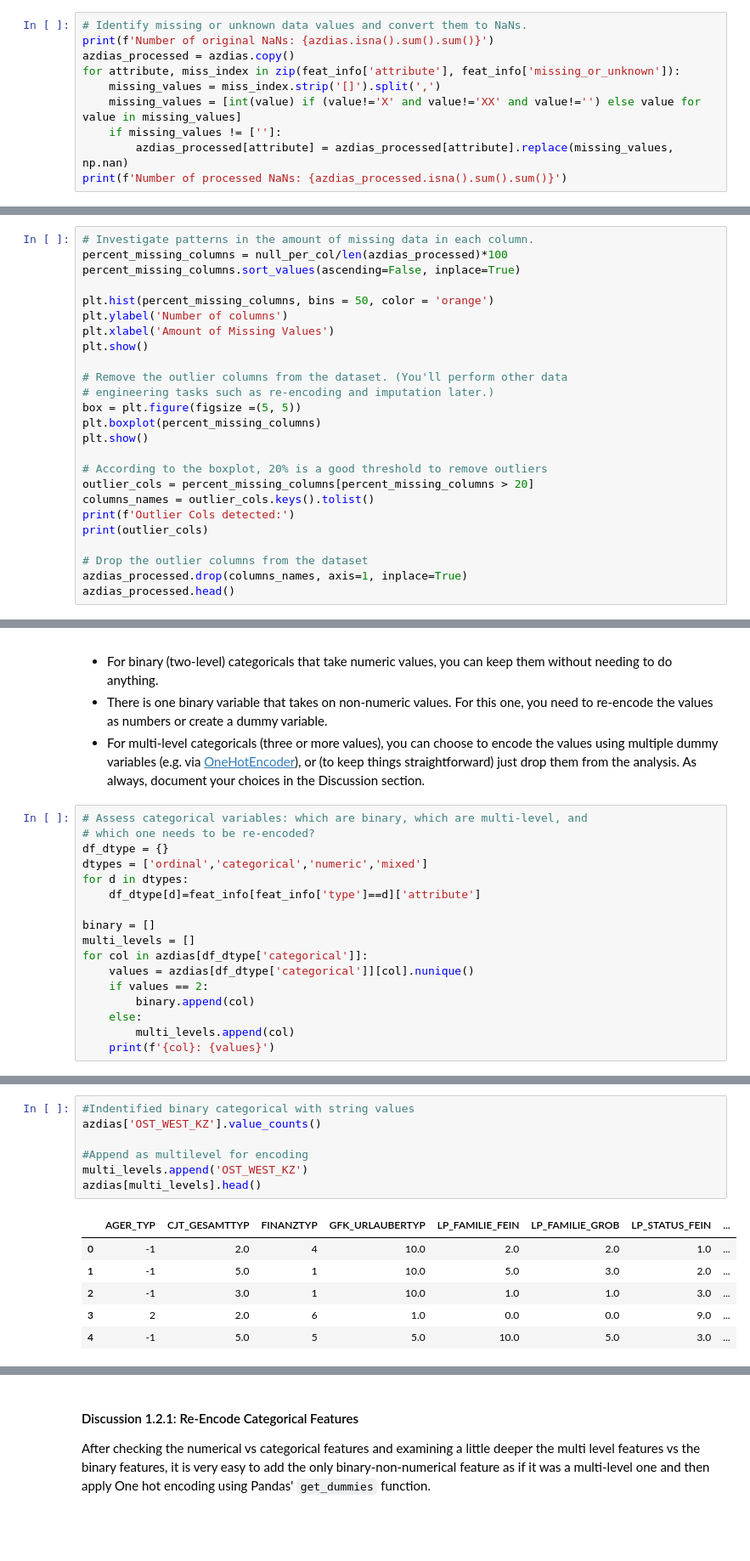
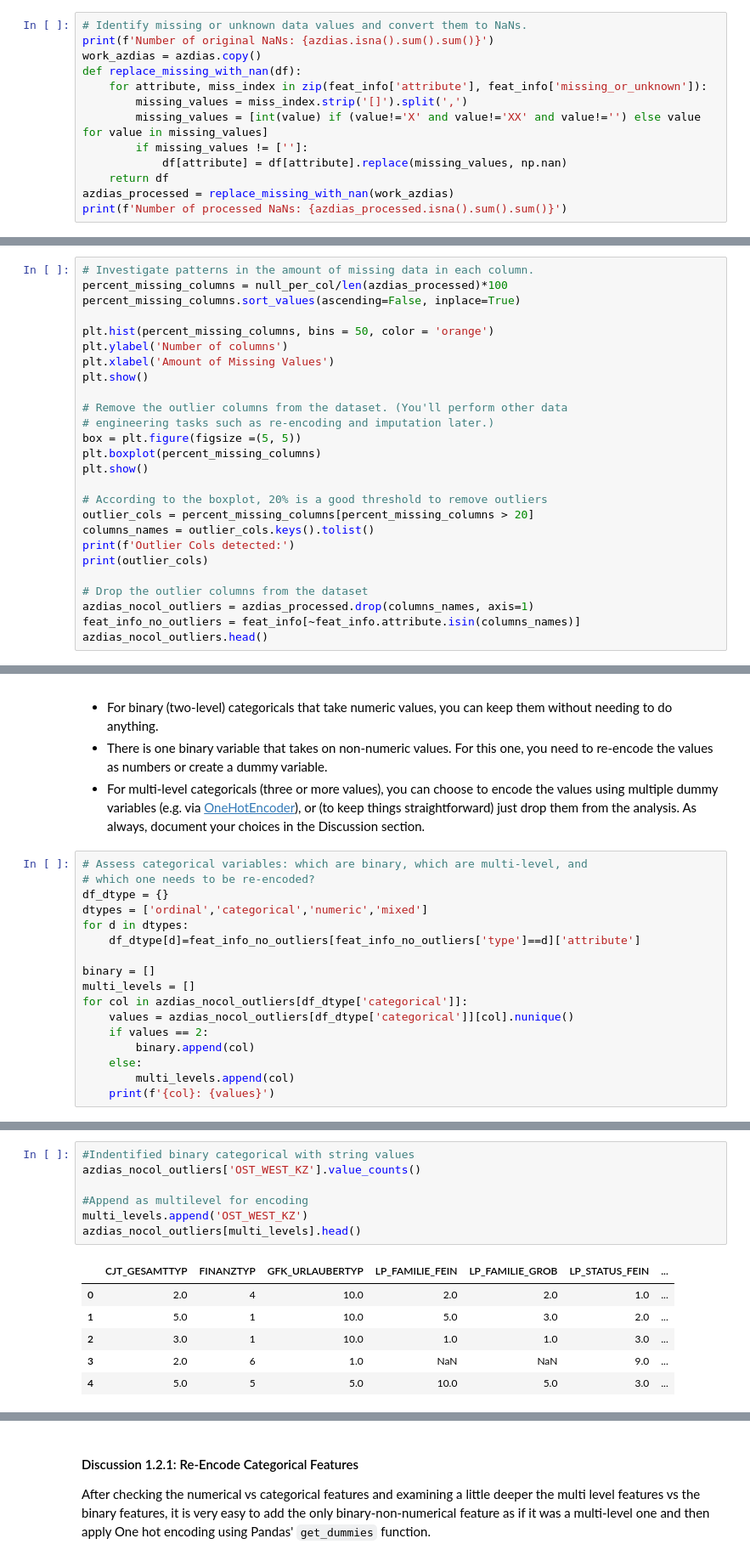
Before and after one commit to luisgj/customer-segments-predictor, a Jupyter notebook: Identify_Customer_Segments.ipynb, the cells around one changed output, grey strips where cells are left out. Shown: that part at 85% size. Drawn from its saved outputs; the diff is of its cells as text; blank space fills up the shorter version.

```diff
--- a/Identify_Customer_Segments.ipynb
+++ b/Identify_Customer_Segments.ipynb
@@ -100,12 +100,15 @@ The fourth column of the feature attributes summary (loaded in above as `feat_in
 # %%
 # Identify missing or unknown data values and convert them to NaNs.
 print(f'Number of original NaNs: {azdias.isna().sum().sum()}')
-azdias_processed = azdias.copy()
-for attribute, miss_index in zip(feat_info['attribute'], feat_info['missing_or_unknown']):
-    missing_values = miss_index.strip('[]').split(',')
-    missing_values = [int(value) if (value!='X' and value!='XX' and value!='') else value for value in missing_values]
-    if missing_values != ['']:
-        azdias_processed[attribute] = azdias_processed[attribute].replace(missing_values, np.nan)
+work_azdias = azdias.copy()
+def replace_missing_with_nan(df):
+    for attribute, miss_index in zip(feat_info['attribute'], feat_info['missing_or_unknown']):
+        missing_values = miss_index.strip('[]').split(',')
+        missing_values = [int(value) if (value!='X' and value!='XX' and value!='') else value for value in missing_values]
+        if missing_values != ['']:
+            df[attribute] = df[attribute].replace(missing_values, np.nan)
+    return df
+azdias_processed = replace_missing_with_nan(work_azdias)
 print(f'Number of processed NaNs: {azdias_processed.isna().sum().sum()}')
 # %% [output]
 Number of original NaNs: 4896838
@@ -157,8 +160,9 @@ print(f'Outlier Cols detected:')
 print(outlier_cols)
 
 # Drop the outlier columns from the dataset
-azdias_processed.drop(columns_names, axis=1, inplace=True)
-azdias_processed.head()
+azdias_nocol_outliers = azdias_processed.drop(columns_names, axis=1)
+feat_info_no_outliers = feat_info[~feat_info.attribute.isin(columns_names)]
+azdias_nocol_outliers.head()
 # %% [output]
 [figure]
 [figure]
@@ -284,12 +288,12 @@ For categorical data, you would ordinarily need to encode the levels as dummy va
 df_dtype = {}
 dtypes = ['ordinal','categorical','numeric','mixed']
 for d in dtypes:
-    df_dtype[d]=feat_info[feat_info['type']==d]['attribute']
+    df_dtype[d]=feat_info_no_outliers[feat_info_no_outliers['type']==d]['attribute']
 
 binary = []
 multi_levels = []
-for col in azdias[df_dtype['categorical']]:
-    values = azdias[df_dtype['categorical']][col].nunique()
+for col in azdias_nocol_outliers[df_dtype['categorical']]:
+    values = azdias_nocol_outliers[df_dtype['categorical']][col].nunique()
     if values == 2:
         binary.append(col)
     else:
@@ -326,16 +331,16 @@ azdias[binary].head()
 # %%
 #Indentified binary categorical with string values
-azdias['OST_WEST_KZ'].value_counts()
+azdias_nocol_outliers['OST_WEST_KZ'].value_counts()
 
 #Append as multilevel for encoding
 multi_levels.append('OST_WEST_KZ')
-azdias[multi_levels].head()
+azdias_nocol_outliers[multi_levels].head()
 # %% [output]
-|  | AGER_TYP | CJT_GESAMTTYP | FINANZTYP | GFK_URLAUBERTYP | LP_FAMILIE_FEIN | LP_FAMILIE_GROB | LP_STATUS_FEIN | ... |
-| 0 | -1 | 2.0 | 4 | 10.0 | 2.0 | 2.0 | 1.0 | ... |
-| 1 | -1 | 5.0 | 1 | 10.0 | 5.0 | 3.0 | 2.0 | ... |
-| 2 | -1 | 3.0 | 1 | 10.0 | 1.0 | 1.0 | 3.0 | ... |
-| 3 | 2 | 2.0 | 6 | 1.0 | 0.0 | 0.0 | 9.0 | ... |
-| 4 | -1 | 5.0 | 5 | 5.0 | 10.0 | 5.0 | 3.0 | ... |
+|  | CJT_GESAMTTYP | FINANZTYP | GFK_URLAUBERTYP | LP_FAMILIE_FEIN | LP_FAMILIE_GROB | LP_STATUS_FEIN | ... |
+| 0 | 2.0 | 4 | 10.0 | 2.0 | 2.0 | 1.0 | ... |
+| 1 | 5.0 | 1 | 10.0 | 5.0 | 3.0 | 2.0 | ... |
+| 2 | 3.0 | 1 | 10.0 | 1.0 | 1.0 | 3.0 | ... |
+| 3 | 2.0 | 6 | 1.0 | NaN | NaN | 9.0 | ... |
+| 4 | 5.0 | 5 | 5.0 | 10.0 | 5.0 | 3.0 | ... |
 # %%
 # Apply One hot encoding to the multi-level categorical features
```
Also changed, not shown: parts of 15 cells of this notebook.
